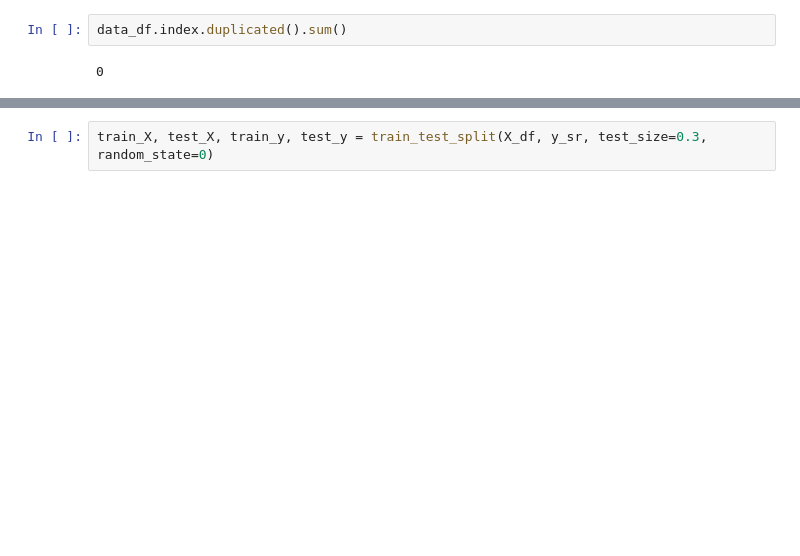
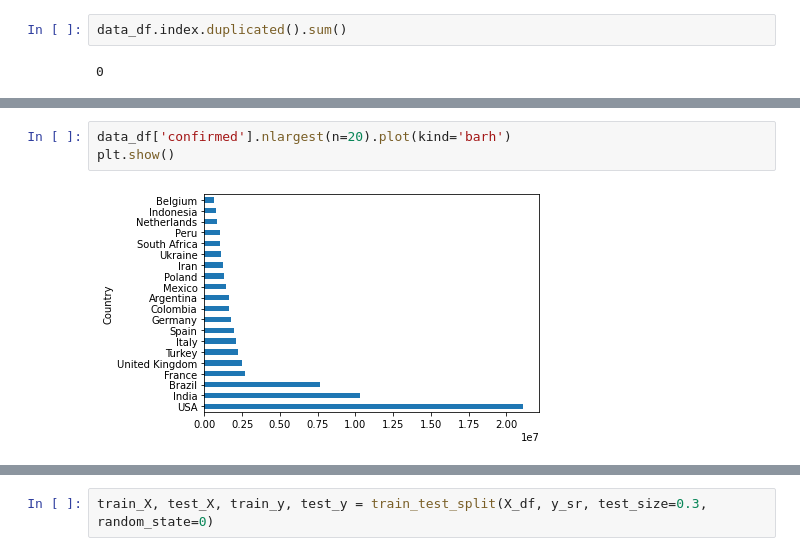
Before and after one commit to TranNgocTinh0810/DS-Final, a Jupyter notebook: Final.ipynb, the cells around one changed output, grey strips where cells are left out. Cells and saved outputs as stored; diff of their text form; blank space fills up the shorter version.

```diff
--- a/Final.ipynb
+++ b/Final.ipynb
@@ -80,0 +128,5 @@ Name: deaths, Length: 150, dtype: float64
+# %%
+data_df['confirmed'].nlargest(n=20).plot(kind='barh')
+plt.show()
+# %% [output]
+[figure, added]
```
Also changed, not shown: parts of 39 cells of this notebook.
